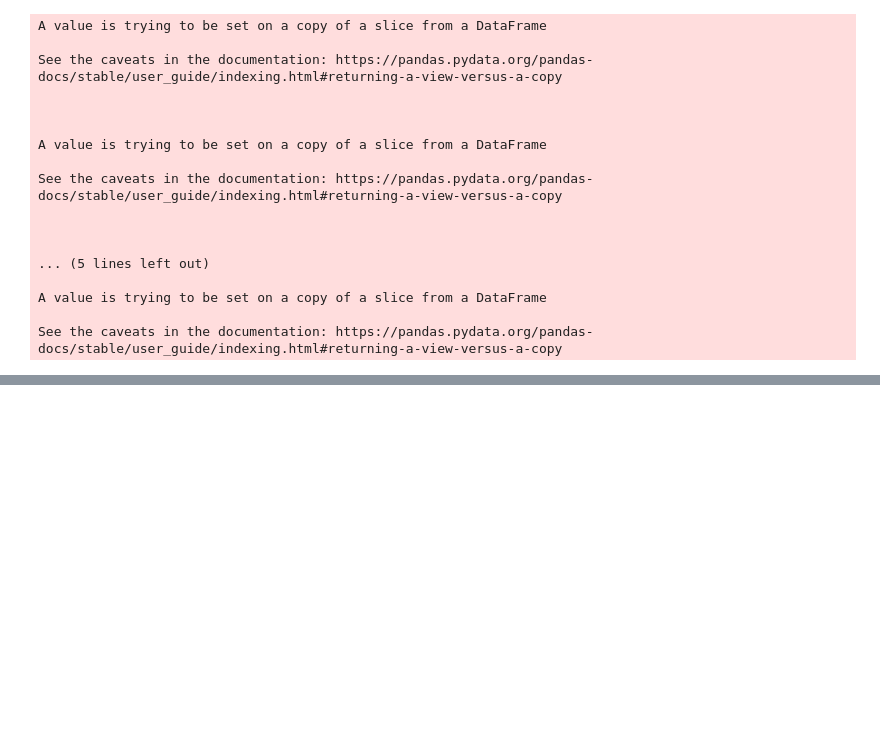
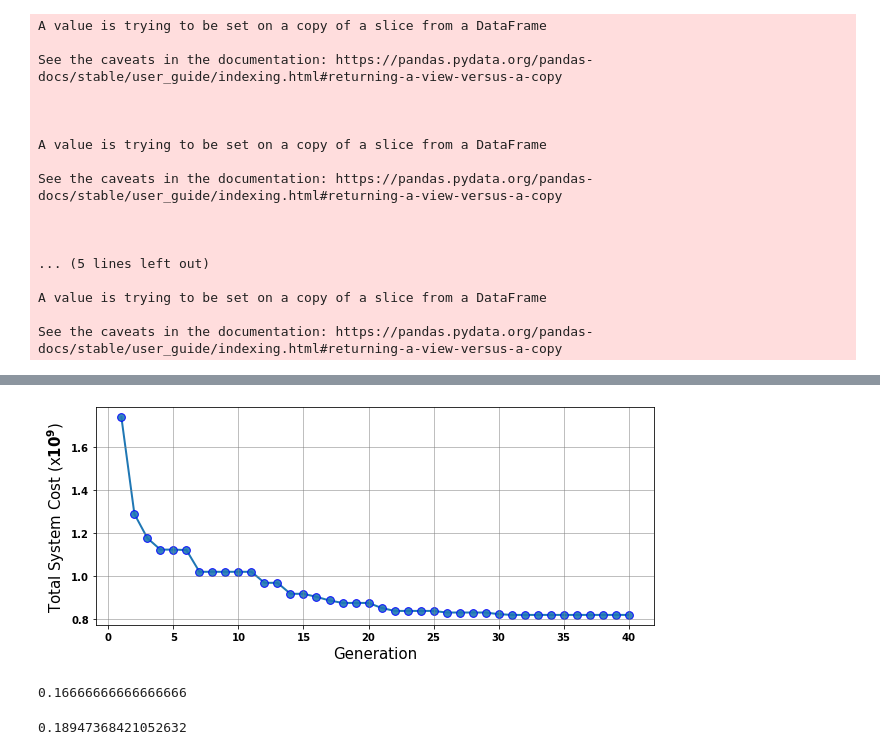
Before and after one commit to deependran7/grid_optimization, a Jupyter notebook: Cost_Analysis.ipynb, the cells around one changed output, grey strips where cells are left out. Saved outputs shown, nothing was run; the diff lists cells and outputs as text; code cells hidden in the pictures; blank space fills up the shorter version.

```diff
--- a/Cost_Analysis.ipynb
+++ b/Cost_Analysis.ipynb
@@ -133,0 +144,29 @@ yearly_om_cost/crf
+# %%
+import re
+genen = pd.read_fwf('gen.txt')
+cost = []
+for i in range(len(genen)):
+    a=float(re.findall('\d*\.?\d+',genen.iloc[i].to_string())[1])
+    if a > 100:
+        cost.append(a)
+cost = np.array(cost)
+# %%
+gen = np.arange(1,41,1)
+# %%
+fig,ax = plt.subplots(figsize = (10,4))
+ax.scatter(gen,cost/(10**9),s=60, alpha=0.9, edgecolors="b",zorder=1)
+ax.plot(gen,cost/(10**9),zorder = 0)
+ax.set_ylabel("Total System Cost (x$10^9$)")
+ax.set_xlabel("Generation")
+ax.grid()
+plt.savefig("Images/generation.jpg",dpi = 300,bbox_inches = 'tight')
+# %% [output]
+[figure, added]
+# %%
+250/1500
+# %% [output]
+0.16666666666666666
+# %%
+1.8/9.5
+# %% [output]
+0.18947368421052632
```
Also changed, not shown: parts of 12 cells of this notebook, 5 other files.
